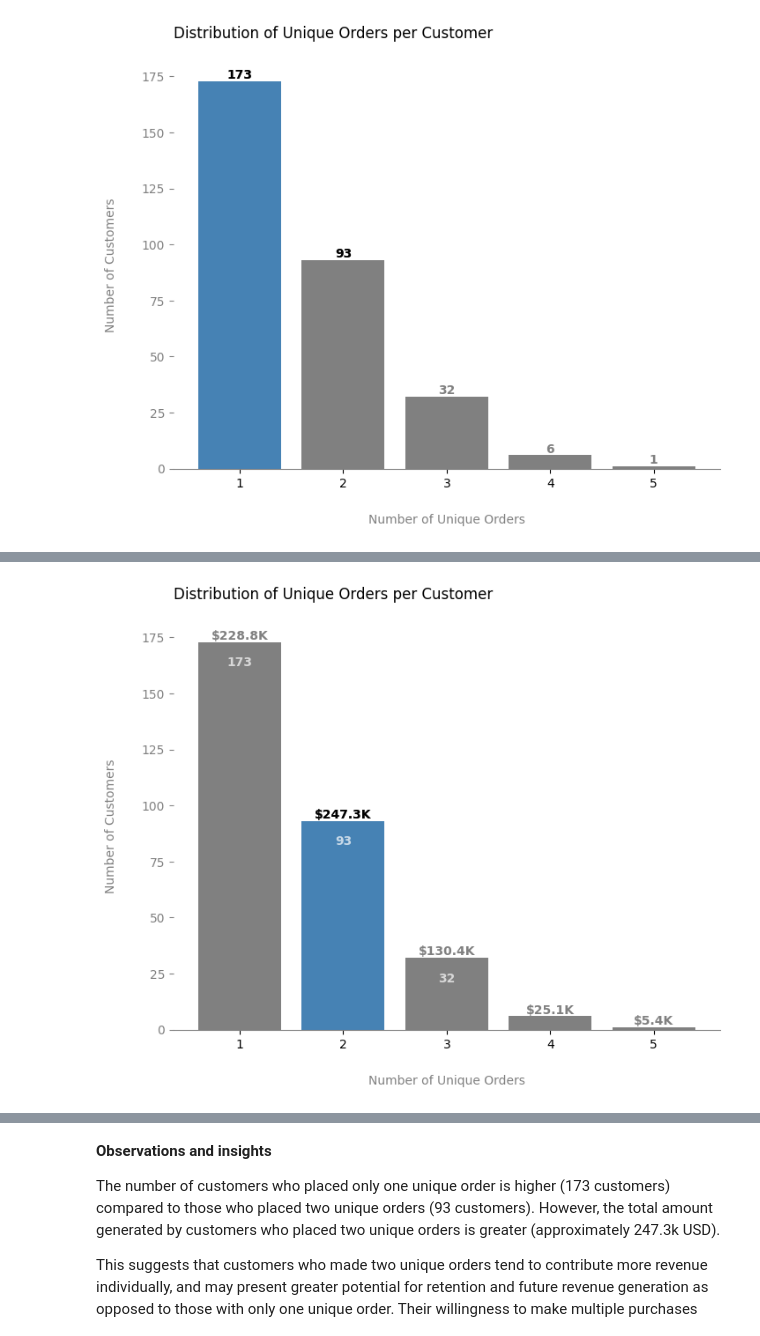
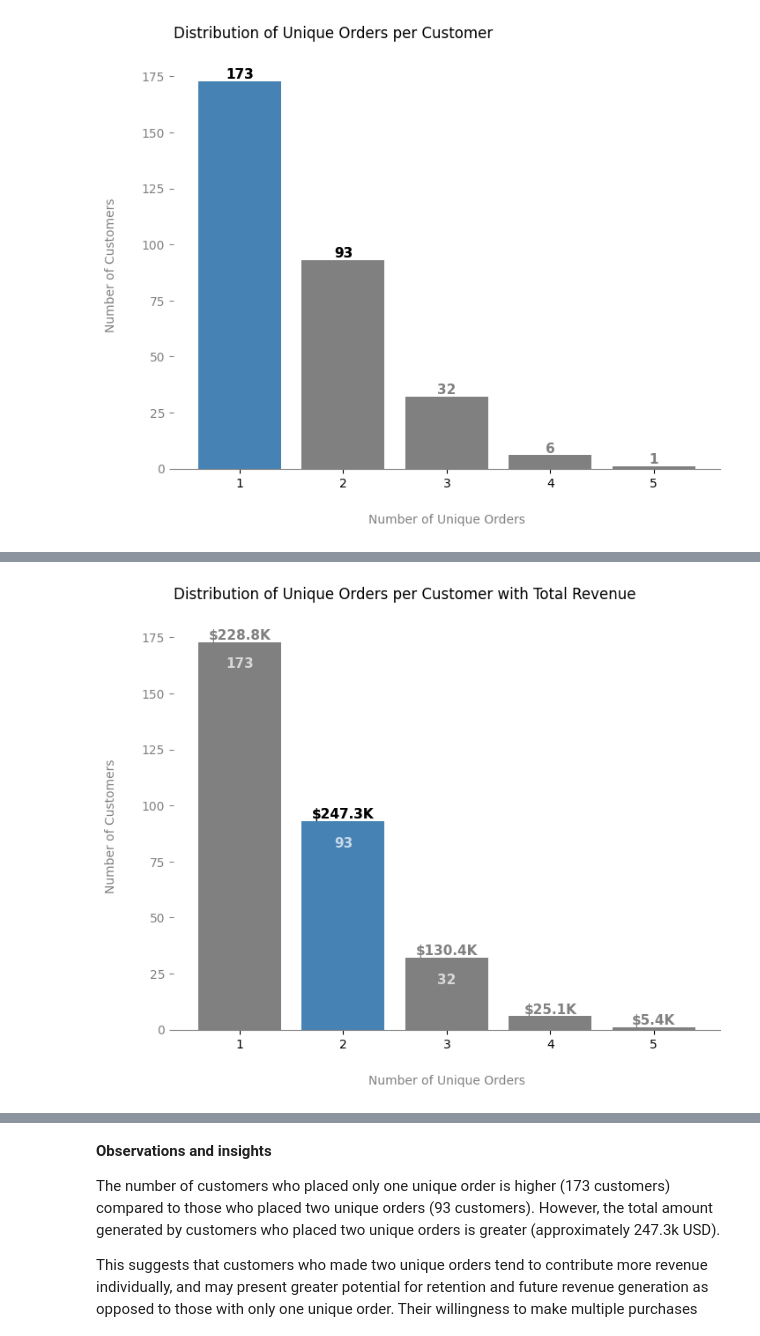
Before and after one commit to YuliaVK/Data-Analytics, a Jupyter notebook: EDA_Sales/notebooks/Sales_EDA.ipynb, the cells around one changed output, grey strips where cells are left out. Cells and saved outputs as stored; diff of their text form; code cells hidden in the pictures.

```diff
--- a/EDA_Sales/notebooks/Sales_EDA.ipynb
+++ b/EDA_Sales/notebooks/Sales_EDA.ipynb
@@ -334,12 +334,12 @@ g.set_yticklabels(ylabels)
 plt.ylabel('Total Sales Amount', color='grey', fontsize=10, labelpad=20)
 plt.xlabel(None)
 for index, row in weekday_sales_sorted.iterrows():
-    plt.text(index, row['TotalAmount'], f'${round(row["TotalAmount"] / 1000, 1)}K',
-             ha='center', va='bottom', color='grey', fontweight='bold')
+    plt.text(index, row['TotalAmount'], format_currency(row['TotalAmount']),
+             ha='center', va='bottom', color='grey', fontsize=11, fontweight='bold')
 # Change text colour for top 3 weekdays
 for index, row in weekday_sales_sorted.iloc[:3].iterrows():
-    plt.text(index, row['TotalAmount'], f'${round(row["TotalAmount"] / 1000, 1)}K',
-             ha='center', va='bottom', color='black', fontweight='bold')
+    plt.text(index, row['TotalAmount'], format_currency(row['TotalAmount']),
+             ha='center', va='bottom', color='black', fontsize=11, fontweight='bold')
 
 sns.despine()
 plt.gca().spines['left'].set_visible(False)
@@ -410,11 +410,11 @@ plt.ylabel('Number of Customers', color='grey', fontsize=10, labelpad=20)
 
 for index, row in customer_counts.iterrows():
     plt.text(index, row['CustomerCount'], f'{row["CustomerCount"]}',
-             ha='center', va='bottom', color='grey', fontweight='bold')
+             ha='center', va='bottom', color='grey', fontsize=11, fontweight='bold')
 
 for index, row in customer_counts_sorted[:2].iterrows():
     plt.text(index, row['CustomerCount'], f'{row["CustomerCount"]}',
-             ha='center', va='bottom', color='black', fontweight='bold')
+             ha='center', va='bottom', color='black', fontsize=11, fontweight='bold')
     plt.bar(customer_counts_sorted.index[0],
         customer_counts_sorted.iloc[0]['CustomerCount'], color='steelblue')
 
@@ -442,29 +433,29 @@ total_orders_amount_sorted
 # %%
 plt.figure(figsize=(8, 6))
 sns.barplot(x='UniqueOrders', y='CustomerCount', data=total_orders_amount, color='grey')
-plt.title('Distribution of Unique Orders per Customer', loc='left', y=1.04) # Remove. Add as subtitle to the presentation instead
+plt.title('Distribution of Unique Orders per Customer with Total Revenue', loc='left', y=1.04) # Remove. Add as subtitle to the presentation instead
 plt.xlabel('Number of Unique Orders', color='grey', fontsize=10, labelpad=20)
 plt.ylabel('Number of Customers', color='grey', fontsize=10, labelpad=20)
 
 for index, row in total_orders_amount.iterrows():
-    plt.text(index, row['CustomerCount'], f'${round(row["TotalAmount"] / 1000, 1)}K',
-             ha='center', va='bottom', color='grey', fontweight='bold')
+    plt.text(index, row['CustomerCount'], format_currency(row['TotalAmount']),
+             ha='center', va='bottom', color='grey', fontsize=11, fontweight='bold')
 
 for index, row in total_orders_amount_sorted[:1].iterrows():
-    plt.text(index, row['CustomerCount'], f'${round(row["TotalAmount"] / 1000, 1)}K',
-             ha='center', va='bottom', color='black', fontweight='bold')
+    plt.text(index, row['CustomerCount'], format_currency(row['TotalAmount']),
+             ha='center', va='bottom', color='black', fontsize=11, fontweight='bold')
     plt.bar(total_orders_amount_sorted.index[0],
         total_orders_amount_sorted.iloc[0]['CustomerCount'], color='steelblue')
 
 for index, row in customer_counts[:3].iterrows():
     plt.text(index, row['CustomerCount'], f'\n{row["CustomerCount"]}',
-             ha='center', va='top', color='white', fontweight='bold', alpha=0.7)
+             ha='center', va='top', color='white', fontsize=11, fontweight='bold', alpha=0.7)
 
 sns.despine()
 plt.gca().spines['left'].set_visible(False)
 plt.gca().spines['bottom'].set_color('grey')
 plt.tick_params(axis='x', colors='black')
 plt.tick_params(axis='y', colors='grey')
 plt.show()
 # %% [output]
-[figure, old version]
+[figure, new version]
```
Also changed, not shown: parts of 9 cells of this notebook.
